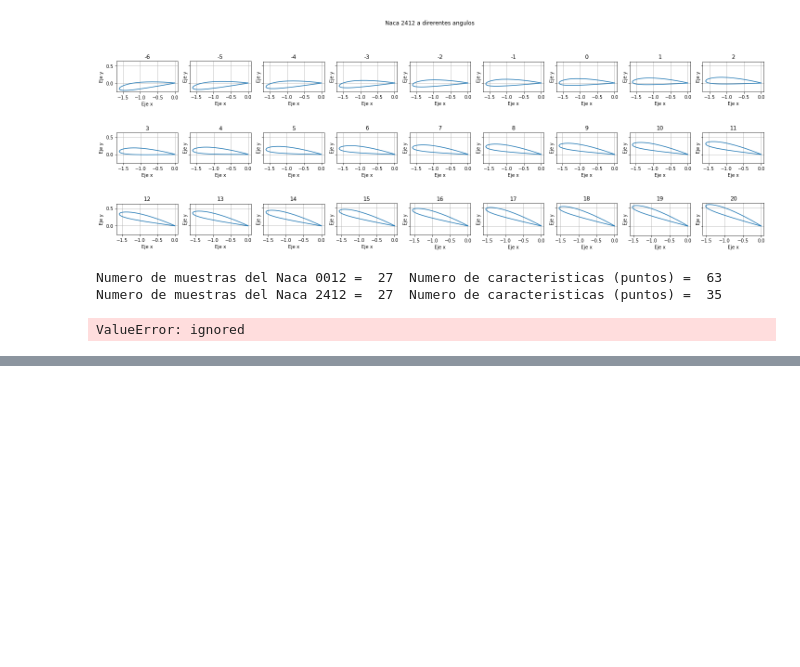
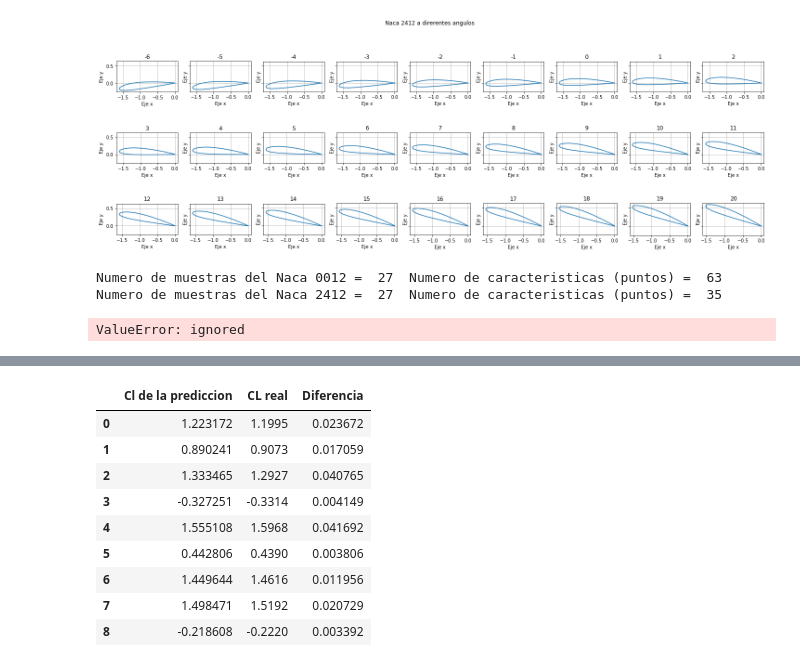
Before and after one commit to Marcos-JV/project_airfoil, a Jupyter notebook: Prediccion_para_perfiles_alares.ipynb, the cells around one changed output, grey strips where cells are left out. Cells and saved outputs as stored; diff of their text form; code cells hidden in the pictures; blank space fills up the shorter version.

```diff
--- a/Prediccion_para_perfiles_alares.ipynb
+++ b/Prediccion_para_perfiles_alares.ipynb
@@ -209,2 +242,15 @@ datos reales [ 1.1995  0.9073  1.2927 -0.3314  1.5968  0.439   1.4616  1.5192 -0
+# %%
+Tabla(datos_test, y_test_0012)
+# %% [output]
+|  | Cl de la prediccion | CL real | Diferencia |
+| 0 | 1.223172 | 1.1995 | 0.023672 |
+| 1 | 0.890241 | 0.9073 | 0.017059 |
+| 2 | 1.333465 | 1.2927 | 0.040765 |
+| 3 | -0.327251 | -0.3314 | 0.004149 |
+| 4 | 1.555108 | 1.5968 | 0.041692 |
+| 5 | 0.442806 | 0.4390 | 0.003806 |
+| 6 | 1.449644 | 1.4616 | 0.011956 |
+| 7 | 1.498471 | 1.5192 | 0.020729 |
+| 8 | -0.218608 | -0.2220 | 0.003392 |
 # %%
 predicction = model.predict(airfoil_naca_0012_reshape)
```
Also changed, not shown: parts of 12 cells of this notebook.
